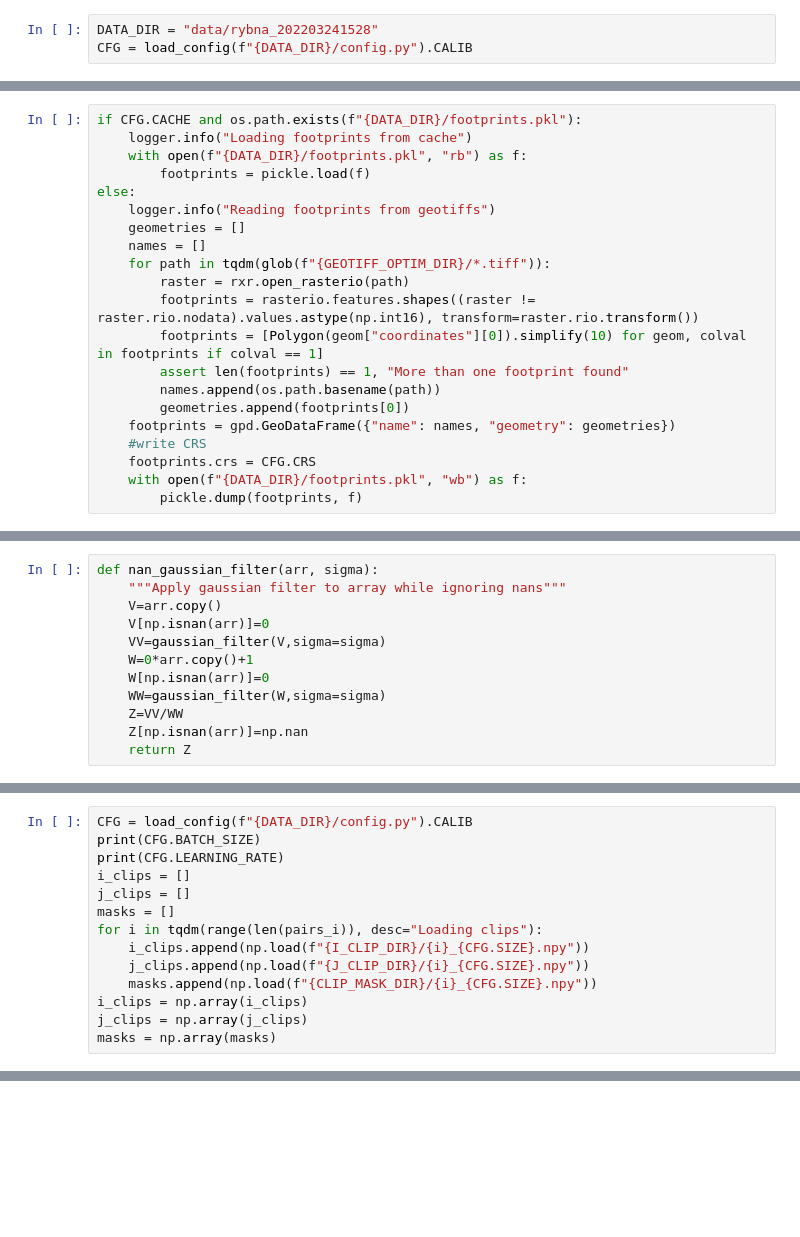
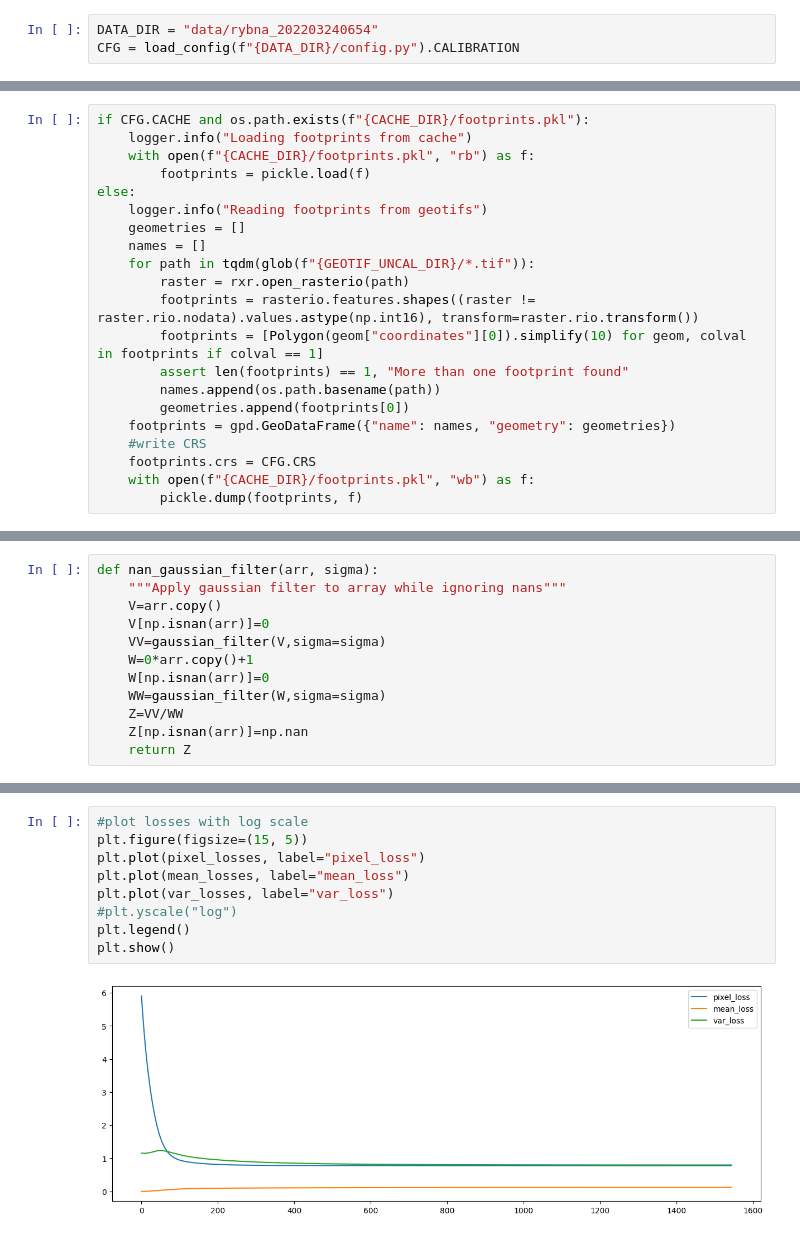
Before and after one commit to radekszostak/aerial-thermal-tuner, a Jupyter notebook: 3_calibration.ipynb, the cells around one changed output, grey strips where cells are left out. Drawn from its saved outputs; the diff is of its cells as text; blank space fills up the shorter version.

```diff
--- a/3_calibration.ipynb
+++ b/3_calibration.ipynb
@@ -43,6 +75,6 @@ def load_config(path):
 # %%
-DATA_DIR = "data/rybna_202203241528"
-CFG = load_config(f"{DATA_DIR}/config.py").CALIB
+DATA_DIR = "data/rybna_202203240654"
+CFG = load_config(f"{DATA_DIR}/config.py").CALIBRATION
 # %%
 #configure logging to file
 import logging
@@ -71,13 +105,13 @@ CLIP_MASK_DIR = f"{TEMP_OPTIM_DATASET_DIR}/clip_mask"
 # %%
-if CFG.CACHE and os.path.exists(f"{DATA_DIR}/footprints.pkl"):
+if CFG.CACHE and os.path.exists(f"{CACHE_DIR}/footprints.pkl"):
     logger.info("Loading footprints from cache")
-    with open(f"{DATA_DIR}/footprints.pkl", "rb") as f:
+    with open(f"{CACHE_DIR}/footprints.pkl", "rb") as f:
         footprints = pickle.load(f)
 else:
-    logger.info("Reading footprints from geotiffs")
+    logger.info("Reading footprints from geotifs")
     geometries = []
     names = []
-    for path in tqdm(glob(f"{GEOTIFF_OPTIM_DIR}/*.tiff")):
+    for path in tqdm(glob(f"{GEOTIF_UNCAL_DIR}/*.tif")):
         raster = rxr.open_rasterio(path)
         footprints = rasterio.features.shapes((raster != raster.rio.nodata).values.astype(np.int16), transform=raster.rio.transform())
         footprints = [Polygon(geom["coordinates"][0]).simplify(10) for geom, colval in footprints if colval == 1]
@@ -87,7 +121,7 @@ else:
     footprints = gpd.GeoDataFrame({"name": names, "geometry": geometries})
     #write CRS
     footprints.crs = CFG.CRS
-    with open(f"{DATA_DIR}/footprints.pkl", "wb") as f:
+    with open(f"{CACHE_DIR}/footprints.pkl", "wb") as f:
         pickle.dump(footprints, f)
 # %%
 #erode footprints
@@ -212,14 +221,0 @@ class TempOptimDataset(torch.utils.data.Dataset):
-# %%
-CFG = load_config(f"{DATA_DIR}/config.py").CALIB
-print(CFG.BATCH_SIZE)
-print(CFG.LEARNING_RATE)
-i_clips = []
-j_clips = []
-masks = []
-for i in tqdm(range(len(pairs_i)), desc="Loading clips"):
-    i_clips.append(np.load(f"{I_CLIP_DIR}/{i}_{CFG.SIZE}.npy"))
-    j_clips.append(np.load(f"{J_CLIP_DIR}/{i}_{CFG.SIZE}.npy"))
-    masks.append(np.load(f"{CLIP_MASK_DIR}/{i}_{CFG.SIZE}.npy"))
-i_clips = np.array(i_clips)
-j_clips = np.array(j_clips)
-masks = np.array(masks)
@@ -280 +301,12 @@ Early stopping
+# %%
+#plot losses with log scale
+plt.figure(figsize=(15, 5))
+plt.plot(pixel_losses, label="pixel_loss")
+plt.plot(mean_losses, label="mean_loss")
+plt.plot(var_losses, label="var_loss")
+#plt.yscale("log")
+plt.legend()
+plt.show()
+# %% [output]
+[figure, added]
 # %%
```
Also changed, not shown: parts of 12 cells of this notebook, 5 other files.
